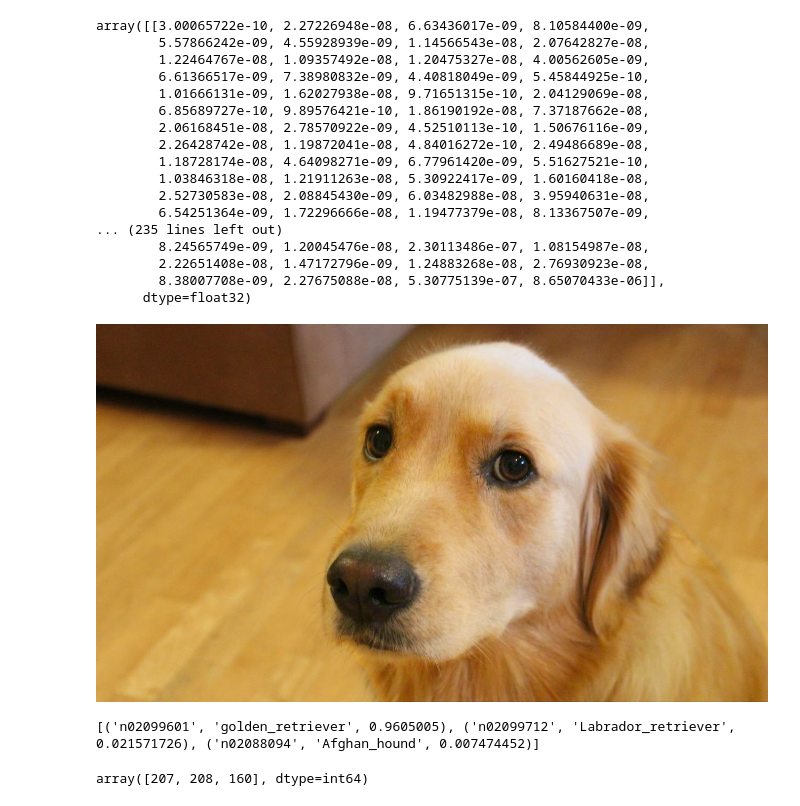
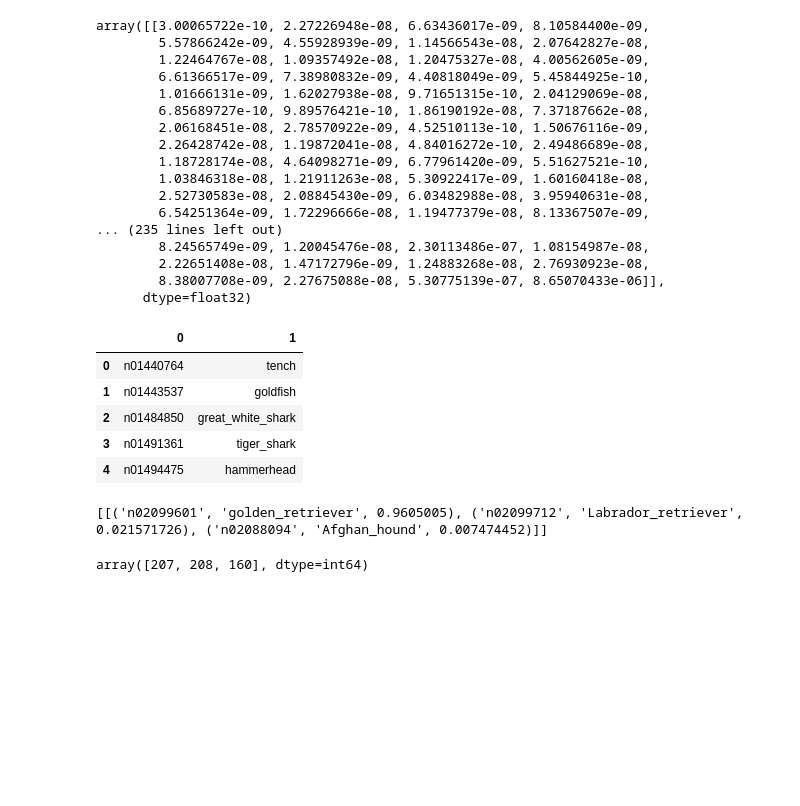
Before and after one commit to falconjs/Archaeopteryx, a Jupyter notebook: Kaggle_Learn_Deep_Learning/03 Programming in TensorFlow and Keras.ipynb, the cells around one changed output. Saved outputs shown, nothing was run; the diff lists cells and outputs as text; code cells hidden in the pictures; blank space fills up the shorter version.

```diff
--- a/Kaggle_Learn_Deep_Learning/03 Programming in TensorFlow and Keras.ipynb
+++ b/Kaggle_Learn_Deep_Learning/03 Programming in TensorFlow and Keras.ipynb
@@ -125,18 +125,37 @@ array([[3.00065722e-10, 2.27226948e-08, 6.63436017e-09, 8.10584400e-09,
         8.38007708e-09, 2.27675088e-08, 5.30775139e-07, 8.65070433e-06]],
       dtype=float32)
 # %%
-import sys
-# Add directory holding utility functions to path to allow importing
-sys.path.append('../input/python-utility-code-for-deep-learning-exercises/utils')
-from decode_predictions import decode_predictions
-from IPython.display import Image, display
+import json
+# import sys
+# # Add directory holding utility functions to path to allow importing
+# sys.path.append('../input/python-utility-code-for-deep-learning-exercises/utils')
+# from decode_predictions import decode_predictions
 
-most_likely_labels = \
-    decode_predictions(preds, top=3,
-                       class_list_path='../input/resnet50/imagenet_class_index.json')
+class_list_path='../input/resnet50/imagenet_class_index.json'
 
-display(Image(img_file))
-print(most_likely_labels[0])
+CLASS_INDEX = json.load(open(class_list_path))
-# %% [output]
-[figure, removed]
-[('n02099601', 'golden_retriever', 0.9605005), ('n02099712', 'Labrador_retriever', 0.021571726), ('n02088094', 'Afghan_hound', 0.007474452)]
+# %%
+import pandas as pd
+
+pd.DataFrame.from_dict(CLASS_INDEX, orient='index').head()
+# %% [output]
+|  | 0 | 1 |
+| 0 | n01440764 | tench |
+| 1 | n01443537 | goldfish |
+| 2 | n01484850 | great_white_shark |
+| 3 | n01491361 | tiger_shark |
+| 4 | n01494475 | hammerhead |
+# %%
+top=3
+results = []
+for pred in preds:
+    top_indices = pred.argsort()[-top:][::-1]
+    result = [tuple(CLASS_INDEX[str(i)]) + (pred[i],) for i in top_indices]
+    result.sort(key=lambda x: x[2], reverse=True)
+    results.append(result)
+
+most_likely_labels = results
+
+print(results)
+# %% [output]
+[[('n02099601', 'golden_retriever', 0.9605005), ('n02099712', 'Labrador_retriever', 0.021571726), ('n02088094', 'Afghan_hound', 0.007474452)]]
```
Also changed, not shown: parts of 1 cell of this notebook, 2 other files.
